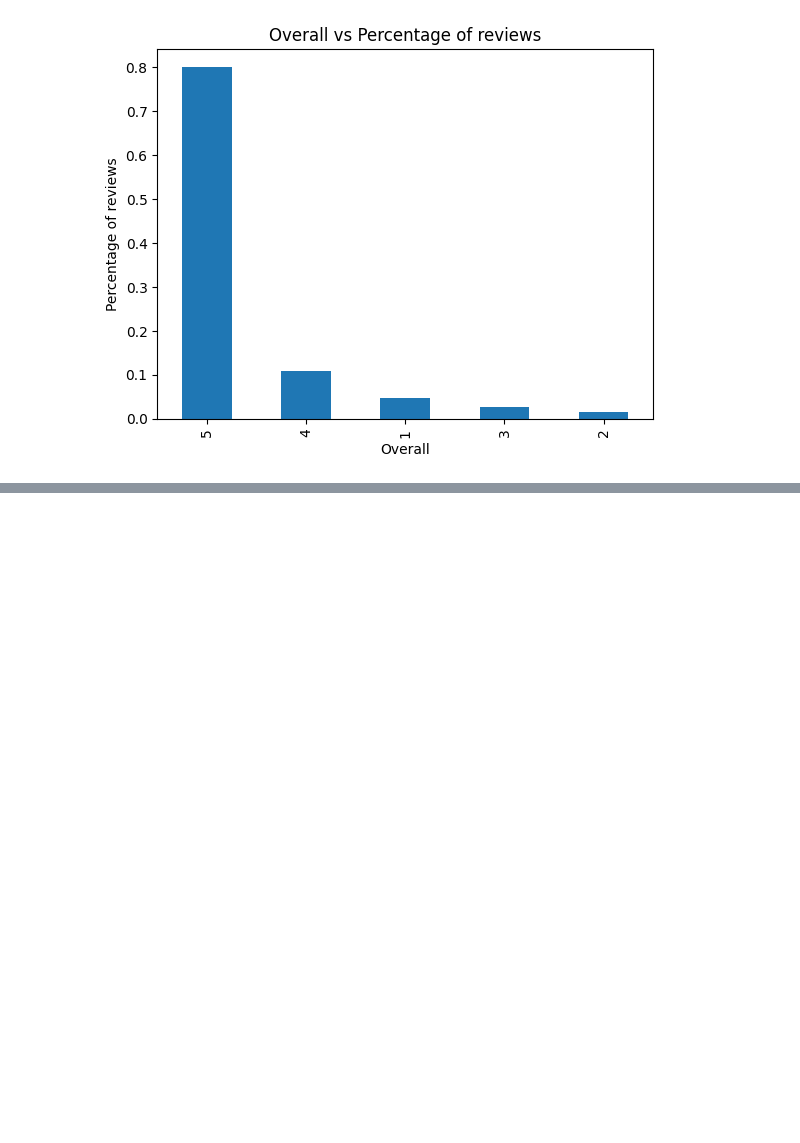
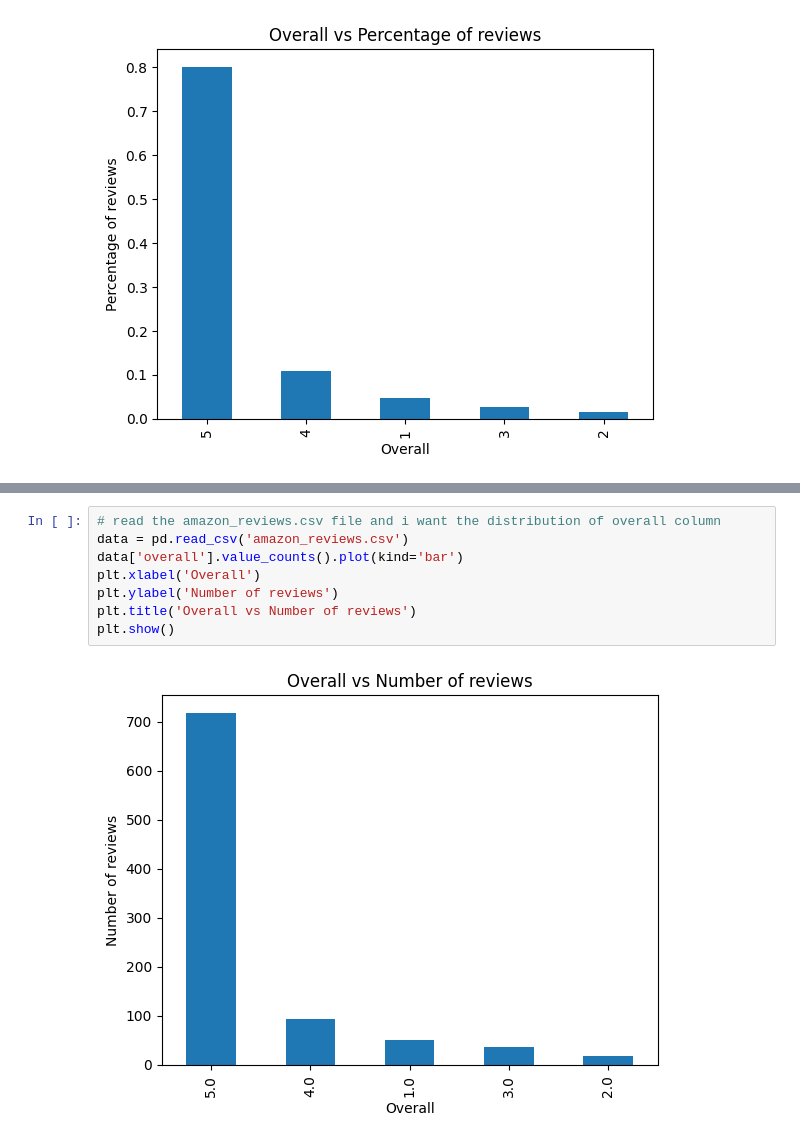
Before and after one commit to alokamgnaneswarasai/Sentiment-Analysis-using-RNN, a Jupyter notebook: dummy.ipynb, the cells around one changed output, grey strips where cells are left out. Saved outputs shown, nothing was run; the diff lists cells and outputs as text; blank space fills up the shorter version.

```diff
--- a/dummy.ipynb
+++ b/dummy.ipynb
@@ -266,0 +319,10 @@ plt.show()
+# %%
+# read the amazon_reviews.csv file and i want the distribution of overall column
+data = pd.read_csv('amazon_reviews.csv')
+data['overall'].value_counts().plot(kind='bar')
+plt.xlabel('Overall')
+plt.ylabel('Number of reviews')
+plt.title('Overall vs Number of reviews')
+plt.show()
+# %% [output]
+[figure, added]
```
Also changed, not shown: parts of 3 cells of this notebook, 3 other files.
